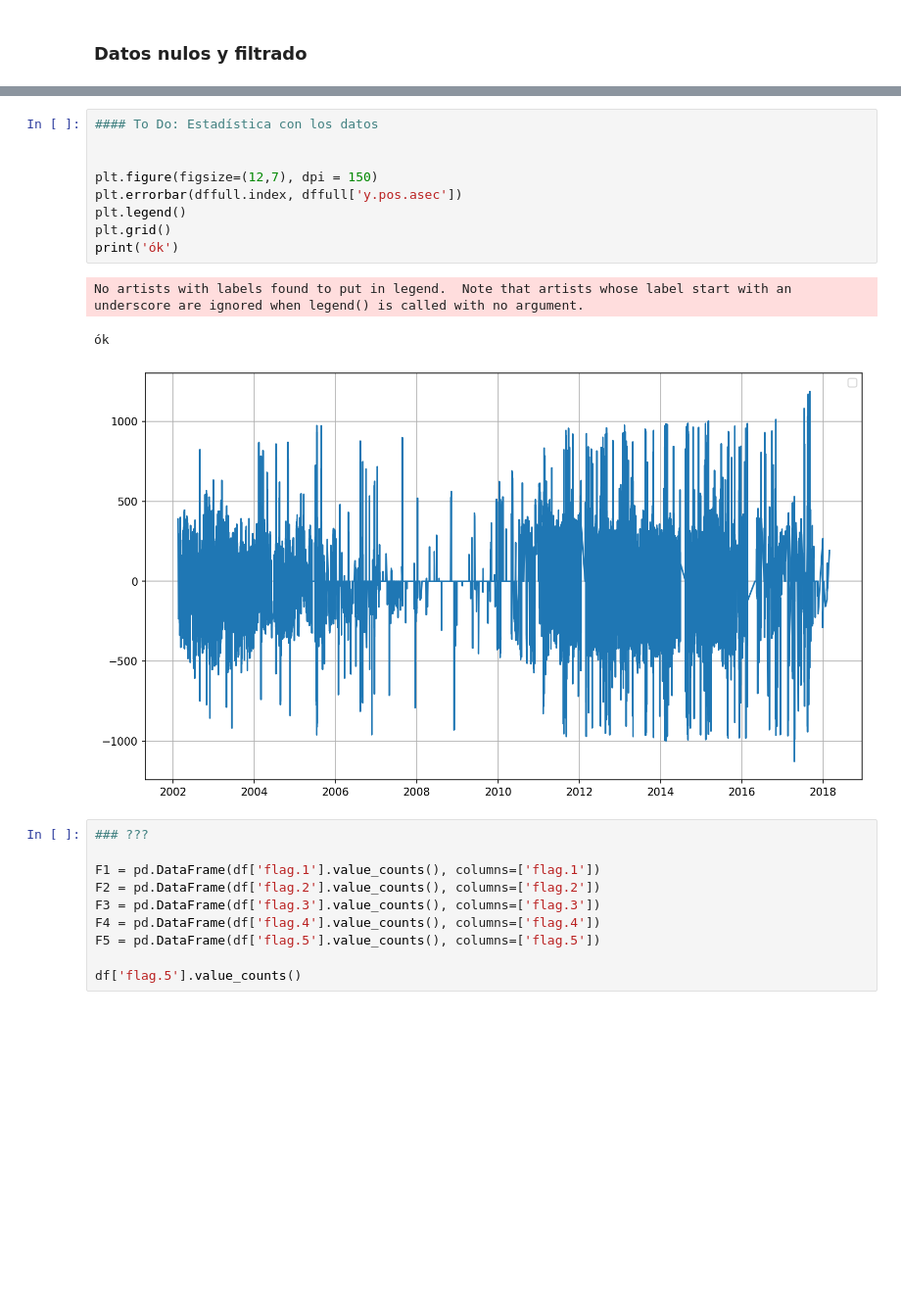
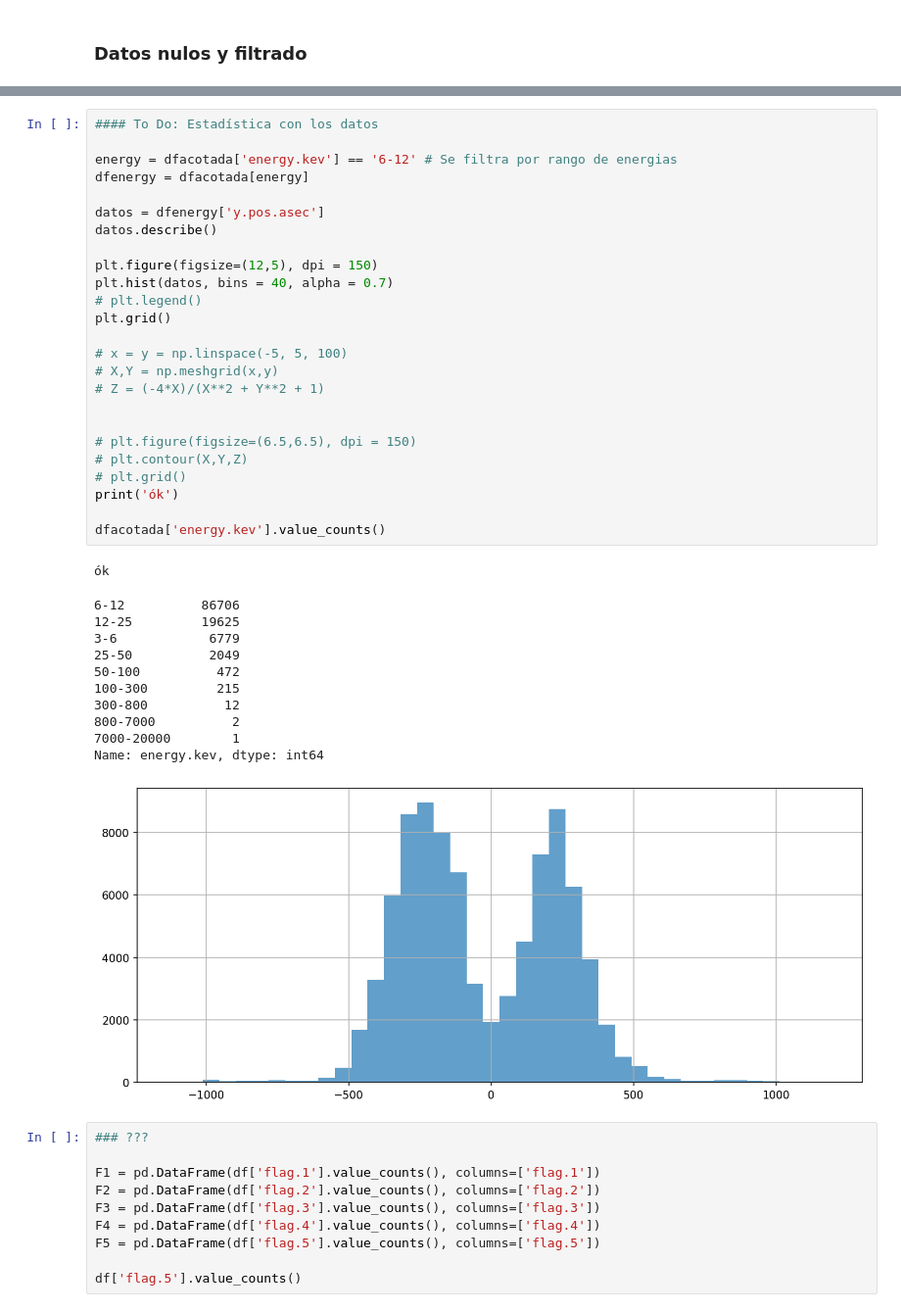
Before and after one commit to Exploratory-Data-Analiysis/Exam_1, a Jupyter notebook: ParcialFC.ipynb, the cells around one changed output, grey strips where cells are left out. Shown at 98% size. Drawn from its saved outputs; the diff is of its cells as text; blank space fills up the shorter version.

Commit message:
Se hizo el codigo para acotar el dataframe y para graficar el histograma de las posiciones para cada uno de los rangos de energia

```diff
--- a/ParcialFC.ipynb
+++ b/ParcialFC.ipynb
@@ -144,16 +150,41 @@ DatetimeIndex(['2002-02-13 07:03:52', '2002-02-13 10:02:56',
 # %%
 #### To Do: Estadística con los datos
 
+energy = dfacotada['energy.kev'] == '6-12' # Se filtra por rango de energias
+dfenergy = dfacotada[energy]
 
-plt.figure(figsize=(12,7), dpi = 150)
-plt.errorbar(dffull.index, dffull['y.pos.asec'])
-plt.legend()
+datos = dfenergy['y.pos.asec']
+datos.describe()
+
+plt.figure(figsize=(12,5), dpi = 150)
+plt.hist(datos, bins = 40, alpha = 0.7)
+# plt.legend()
 plt.grid()
+
+# x = y = np.linspace(-5, 5, 100)
+# X,Y = np.meshgrid(x,y)
+# Z = (-4*X)/(X**2 + Y**2 + 1)
+
+
+# plt.figure(figsize=(6.5,6.5), dpi = 150)
+# plt.contour(X,Y,Z)
+# plt.grid()
 print('ók')
+
+dfacotada['energy.kev'].value_counts()
 # %% [output]
-No artists with labels found to put in legend.  Note that artists whose label start with an underscore are ignored when legend() is called with no argument.
+ók
-ók
+6-12          86706
+12-25         19625
+3-6            6779
+25-50          2049
+50-100          472
+100-300         215
+300-800          12
+800-7000          2
+7000-20000        1
+Name: energy.kev, dtype: int64
-[figure, old version]
+[figure, new version]
 # %%
 ### ???
 
```
Also changed, not shown: parts of 3 cells of this notebook.
